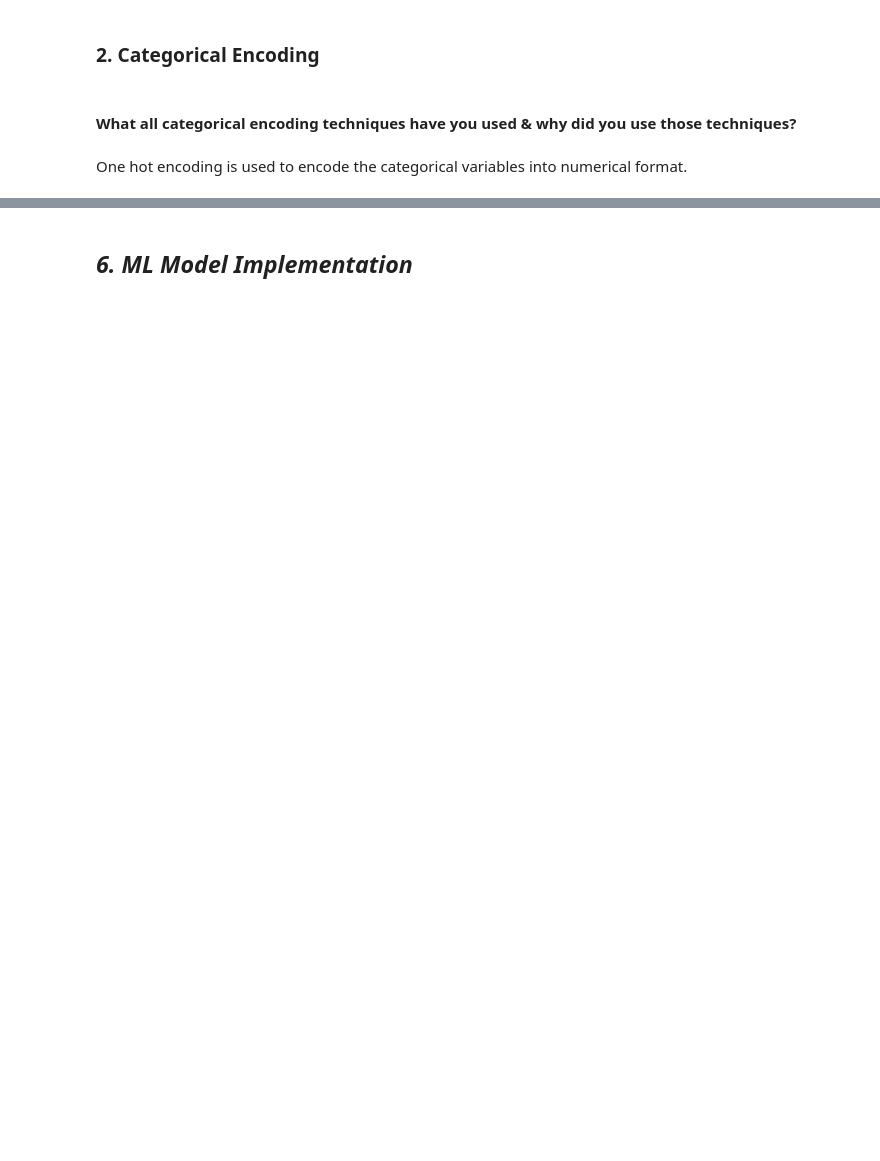
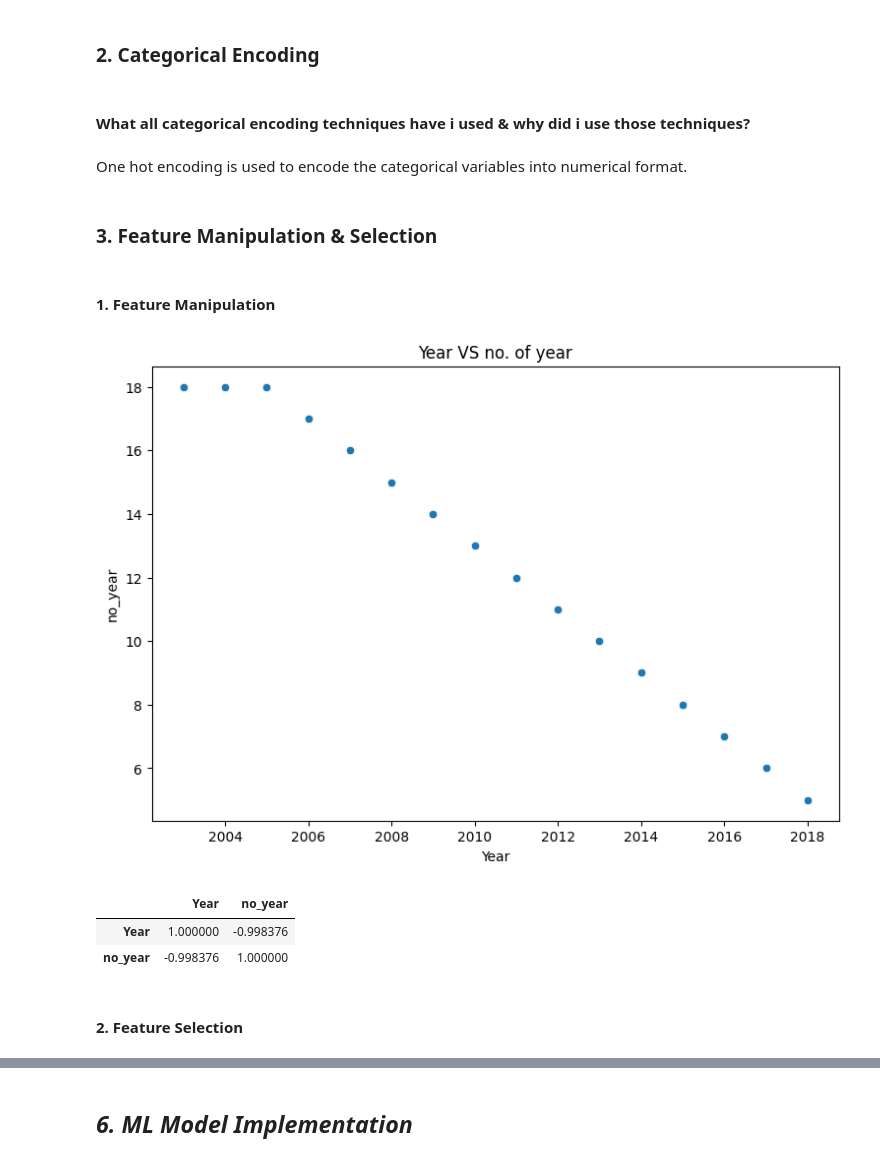
Before and after one commit to mirjubair/oibsip_taskno3, a Jupyter notebook: Car_Price_Prediction_with_Machine_Learning.ipynb, the cells around one changed output, grey strips where cells are left out. Cells and saved outputs as stored; diff of their text form; code cells hidden in the pictures; blank space fills up the shorter version.

```diff
--- a/Car_Price_Prediction_with_Machine_Learning.ipynb
+++ b/Car_Price_Prediction_with_Machine_Learning.ipynb
@@ -430,4 +434,12 @@ From the above correlation heatmap we get to know that, Present price and sellin
-# %%
-# Select features wisely to avoid overfitting
-# Removing the 'Car Name' & 'Year' column as it's no longer needed & we've already calculated the age in the 'no_year' column
-df.drop(['Car_Name','Year'], axis=1, inplace=True)
+# %%
+# Handling Outliers & Outlier treatments
+# Removing outliers by Using IQR method:
+q1, q3, median = df.Selling_Price.quantile([0.25,0.75,0.5])
+lower_limit = q1 - 1.5*(q3-q1)
+upper_limit = q3 + 1.5*(q3-q1)
+df['Selling_Price'] = np.where(df['Selling_Price'] > upper_limit, median,np.where(df['Selling_Price'] < lower_limit,median,df['Selling_Price']))
+
+# Removing outliers by Capping:
+for col in ['Present_Price','Driven_kms','Owner','no_year']:
+  upper_limit = df[col].quantile(0.99)
+  df[col] = np.where(df[col] > upper_limit, upper_limit, df[col])
@@ -434,9 +452,38 @@ df.drop(['Car_Name','Year'], axis=1, inplace=True)
 # %% [markdown]
 ### 2. Categorical Encoding
+# %%
+# Before Categorical Encoding, Remove the 'Car Name' as it's no longer needed
+df.drop(['Car_Name'], axis=1, inplace=True)
 # %%
-# Using one-hot encoding to convert categorical variables into numerical format, dropping the first category for each column
-df = pd.get_dummies(df, drop_first=True)
+# Using one-hot encoding to convert categorical variables into numerical format
+df = pd.get_dummies(df)
 # %% [markdown]
-#### What all categorical encoding techniques have you used & why did you use those techniques?
+#### What all categorical encoding techniques have i used & why did i use those techniques?
 # %% [markdown]
 One hot encoding is used to encode the categorical variables into numerical format.
+# %% [markdown]
+### 3. Feature Manipulation & Selection
+# %% [markdown]
+#### 1. Feature Manipulation
+# %%
+# Manipulate Features to minimize feature correlation and create new features
+
+# We see that the Year and no_year are negatively highly correlated
+
+# Plotting Scatter plot to visualize the relationship between
+# Year and no_year
+plt.figure(figsize=(9,6))
+sns.scatterplot(x='Year',y='no_year',data=df)
+plt.xlabel('Year')
+plt.ylabel('no_year')
+plt.title('Year VS no. of year')
+plt.show()
+# %% [output]
+[figure, added]
+# %%
+# Correlation
+df[['Year','no_year']].corr()
+# %% [output]
+|  | Year | no_year |
+| Year | 1.000000 | -0.998376 |
+| no_year | -0.998376 | 1.000000 |
@@ -442,0 +493,2 @@ One hot encoding is used to encode the categorical variables into numerical form
+# %% [markdown]
+#### 2. Feature Selection
```
Also changed, not shown: parts of 171 cells of this notebook.
